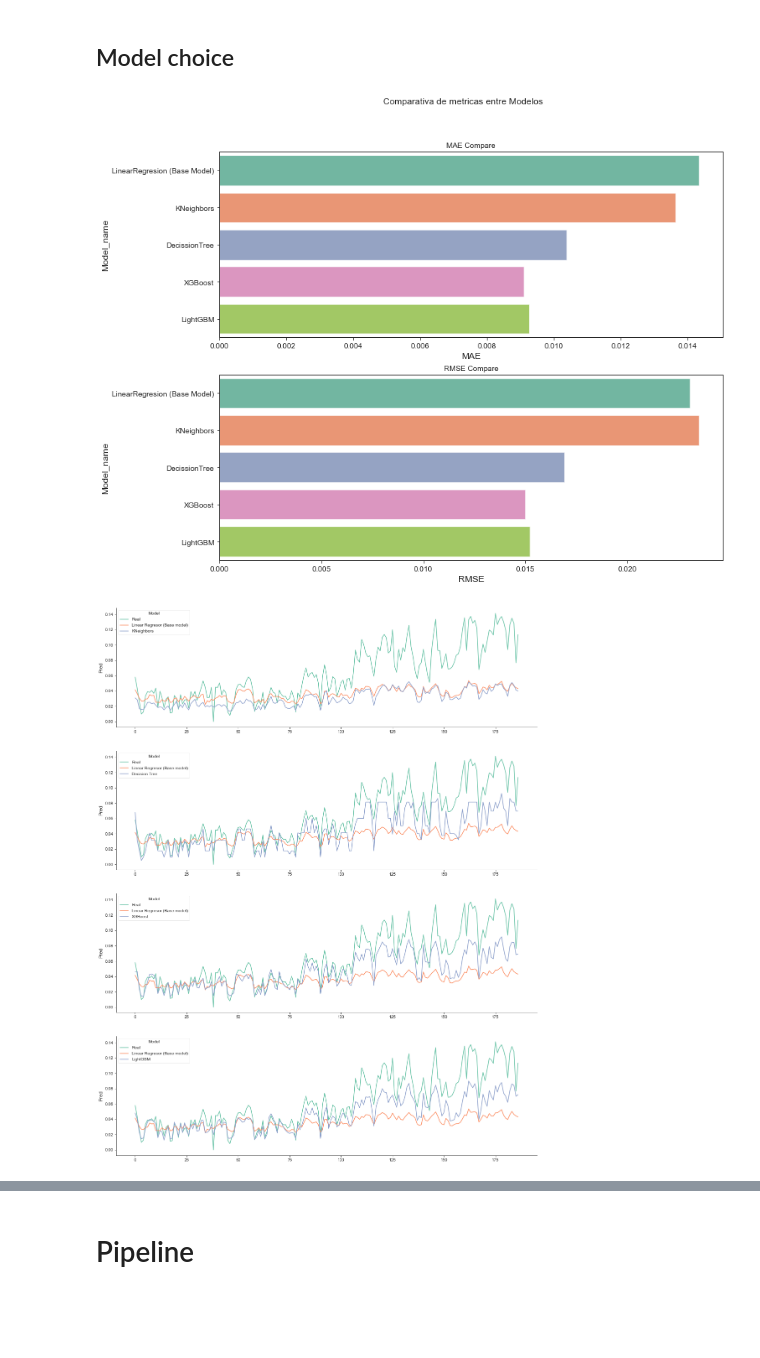
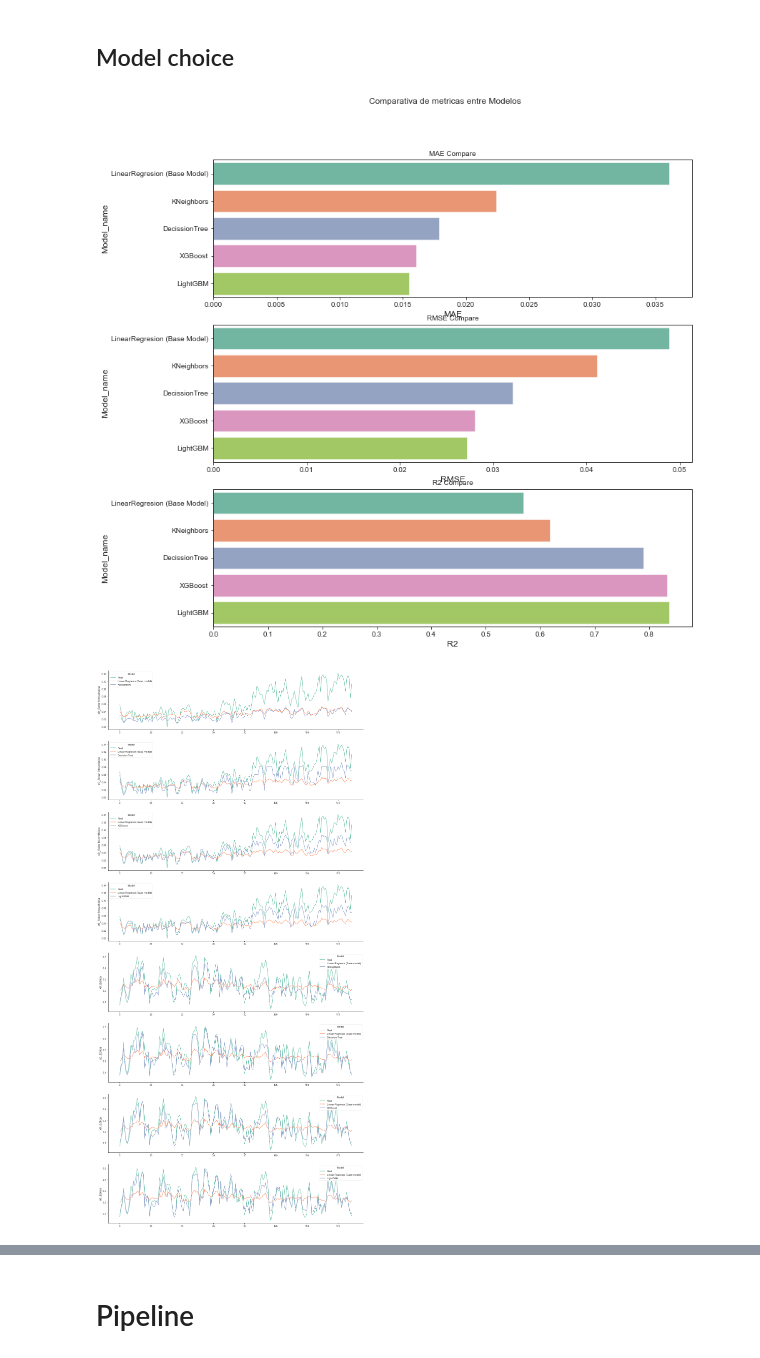
Before and after one commit to sotodosos/ClasesMaster26, a Jupyter notebook: Python/5-TFM Model_Tech.ipynb, the cells around one changed output, grey strips where cells are left out. Saved outputs shown, nothing was run; the diff lists cells and outputs as text; code cells hidden in the pictures; blank space fills up the shorter version.

```diff
--- a/Python/5-TFM Model_Tech.ipynb
+++ b/Python/5-TFM Model_Tech.ipynb
@@ -233,16 +227,19 @@ reg_DT.best_params_
 from xgboost import XGBRegressor
 
 params_xgb={
-    'max_depth':range(4,6),
-    'n_estimators':range(40,60,1),
-    'learning_rate':np.arange(.08,.12,.01),
-    'subsample':np.arange(.5,.9,0.1),
-    'colsample_bytree':np.arange(.5,1,0.1)
+    'estimator__max_depth':range(4,6),
+    'estimator__n_estimators':range(40,60,1),
+    'estimator__learning_rate':np.arange(.08,.12,.01),
+    'estimator__subsample':np.arange(.5,.9,0.1),
+    'estimator__colsample_bytree':np.arange(.5,1,0.1)
     }
 
-reg_XGB=GridSearchCV(XGBRegressor(objective='reg:squarederror',random_state=7),param_grid=params_xgb,scoring='neg_mean_squared_error')
+reg_XGB=GridSearchCV(MultiOutputRegressor(XGBRegressor(objective='reg:squarederror',random_state=7)),
+                     param_grid=params_xgb,
+                     refit='neg_root_mean_squared_error',
+                     scoring=scoring_metrics)
 
-reg_XGB.fit(X_train,y_train['x0_Solar fotovoltaica'])
+reg_XGB.fit(X_train,y_train[['x0_Solar fotovoltaica','x0_Eólica']])
 y_pred_XGB=reg_XGB.predict(X_test)
 
 print(reg_XGB.best_params_)
@@ -266,16 +269,19 @@ XGBRegressor(base_score=0.5, booster='gbtree', colsample_bylevel=1,
 from lightgbm import LGBMRegressor
 
 params_LGBM={
-    'max_depth':range(4,6),
-    'n_estimators':range(90,110,1),
-    'learning_rate':np.arange(.07,.11,.1),
-    'subsample':np.arange(.5,0.7,0.1),
-    'colsample_bytree':np.arange(.5,1,0.1)
+    'estimator__max_depth':range(4,6),
+    'estimator__n_estimators':range(90,110,1),
+    'estimator__learning_rate':np.arange(.07,.11,.1),
+    'estimator__subsample':np.arange(.5,0.7,0.1),
+    'estimator__colsample_bytree':np.arange(.5,1,0.1)
     }
 
-reg_LGBM=GridSearchCV(LGBMRegressor(random_state=7),param_grid=params_LGBM,scoring='neg_mean_squared_error')
+reg_LGBM=GridSearchCV(MultiOutputRegressor(LGBMRegressor(random_state=7)),
+                      param_grid=params_LGBM,
+                      refit='neg_root_mean_squared_error',
+                      scoring=scoring_metrics)
 
-reg_LGBM.fit(X_train,y_train['x0_Solar fotovoltaica'])
+reg_LGBM.fit(X_train,y_train[['x0_Solar fotovoltaica','x0_Eólica']])
 y_pred_LGBM=reg_LGBM.predict(X_test)
 
 print(reg_LGBM.best_params_)
@@ -291,17 +299,18 @@ LGBMRegressor(colsample_bytree=0.5, learning_rate=0.07, max_depth=5,
 # %% [markdown]
 ## Model choice
 # %%
-pd_ln=evaluation_function(y_test['x0_Solar fotovoltaica'],y_pred_ln,'LinearRegresion (Base Model)')
-pd_kn=evaluation_function(y_test['x0_Solar fotovoltaica'],y_pred_KN,'KNeighbors')
-pd_DT=evaluation_function(y_test['x0_Solar fotovoltaica'],y_pred_DT,'DecissionTree')
-pd_XGB=evaluation_function(y_test['x0_Solar fotovoltaica'],y_pred_XGB,'XGBoost')
-pd_LGBM=evaluation_function(y_test['x0_Solar fotovoltaica'],y_pred_LGBM,'LightGBM')
+pd_ln=evaluation_function(y_test[['x0_Solar fotovoltaica','x0_Eólica']],y_pred_ln,'LinearRegresion (Base Model)')
+pd_kn=evaluation_function(y_test[['x0_Solar fotovoltaica','x0_Eólica']],y_pred_KN,'KNeighbors')
+pd_DT=evaluation_function(y_test[['x0_Solar fotovoltaica','x0_Eólica']],y_pred_DT,'DecissionTree')
+pd_XGB=evaluation_function(y_test[['x0_Solar fotovoltaica','x0_Eólica']],y_pred_XGB,'XGBoost')
+pd_LGBM=evaluation_function(y_test[['x0_Solar fotovoltaica','x0_Eólica']],y_pred_LGBM,'LightGBM')
 
 plot_metrics([pd_ln,pd_kn,pd_DT,pd_XGB,pd_LGBM])
 # %% [output]
-[figure, old version]
+[figure, new version]
 # %%
-plot_real_vs_pred('x0_peninsular','x0_Solar fotovoltaica',X_test,y_test, reg_ln, reg_KN, reg_DT, reg_XGB, reg_LGBM)
+plot_real_vs_pred('x0_peninsular',['x0_Solar fotovoltaica','x0_Eólica'],
+                   X_test,y_test, reg_ln, reg_KN, reg_DT, reg_XGB, reg_LGBM)
 # %% [output]
-[figure, old version]
+[figure, new version]
 # %%
```
Also changed, not shown: parts of 14 cells of this notebook, 7 other files.
